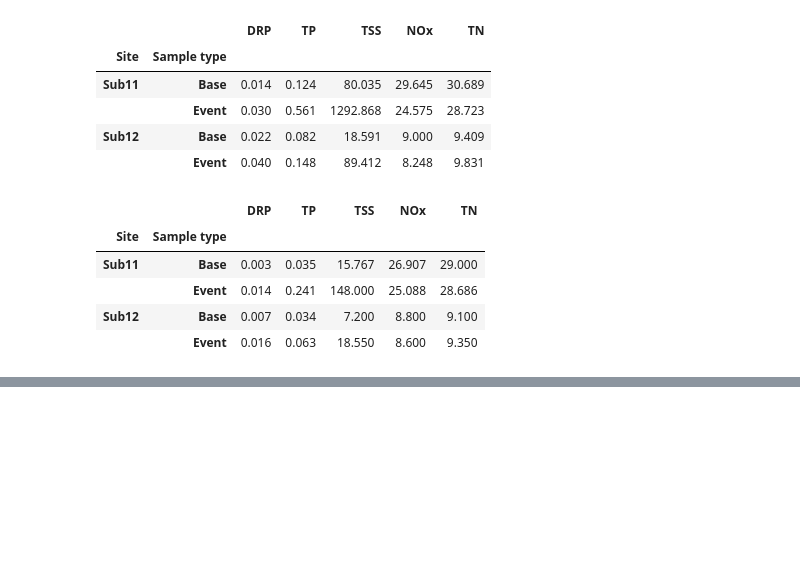
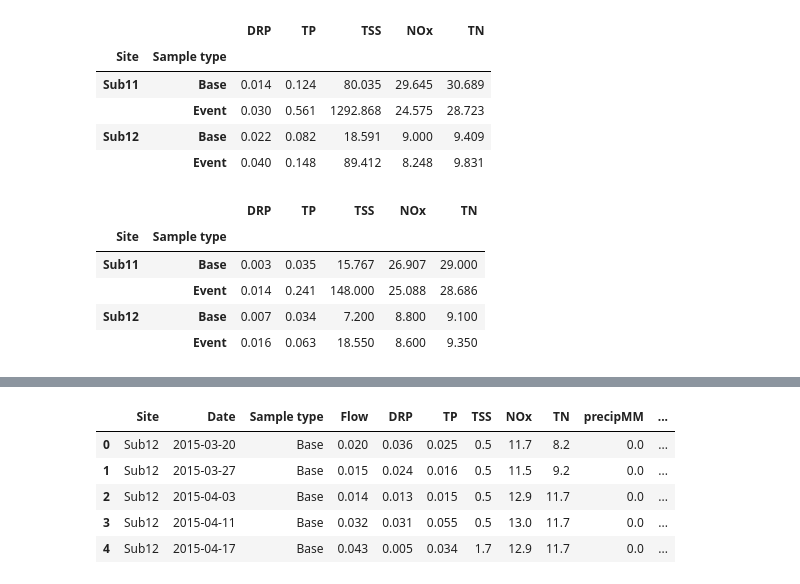
Before and after one commit to jiyeow/jy_project, a Jupyter notebook: ABE516x_finalproject.ipynb, the cells around one changed output, grey strips where cells are left out. Drawn from its saved outputs; the diff is of its cells as text; code cells hidden in the pictures; blank space fills up the shorter version.

```diff
--- a/ABE516x_finalproject.ipynb
+++ b/ABE516x_finalproject.ipynb
@@ -519,0 +572,12 @@ data_median
+# %%
+# merge weather and nutrient dataset
+data_corr_11 = pd.merge(data_corr_11, weather_data, on='Date')
+data_corr_12 = pd.merge(data_corr_12, weather_data, on='Date')
+data_corr_12.head()
+# %% [output]
+|  | Site | Date | Sample type | Flow | DRP | TP | TSS | NOx | TN | precipMM | ... |
+| 0 | Sub12 | 2015-03-20 | Base | 0.020 | 0.036 | 0.025 | 0.5 | 11.7 | 8.2 | 0.0 | ... |
+| 1 | Sub12 | 2015-03-27 | Base | 0.015 | 0.024 | 0.016 | 0.5 | 11.5 | 9.2 | 0.0 | ... |
+| 2 | Sub12 | 2015-04-03 | Base | 0.014 | 0.013 | 0.015 | 0.5 | 12.9 | 11.7 | 0.0 | ... |
+| 3 | Sub12 | 2015-04-11 | Base | 0.032 | 0.031 | 0.055 | 0.5 | 13.0 | 11.7 | 0.0 | ... |
+| 4 | Sub12 | 2015-04-17 | Base | 0.043 | 0.005 | 0.034 | 1.7 | 12.9 | 11.7 | 0.0 | ... |
```
Also changed, not shown: parts of 13 cells of this notebook, 2 other files.
